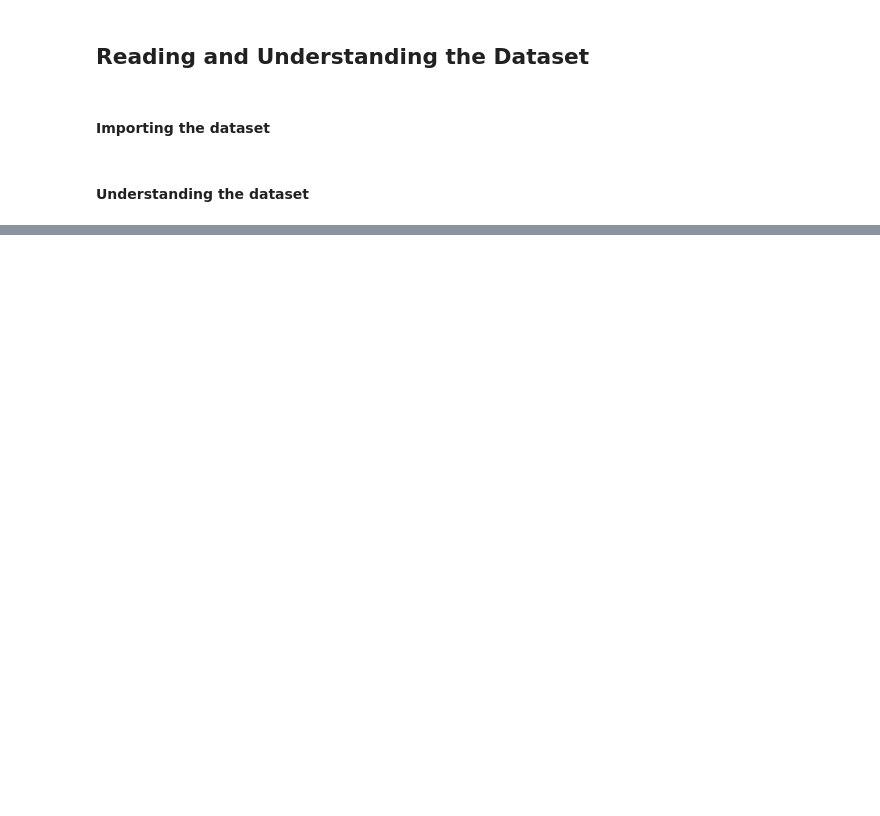
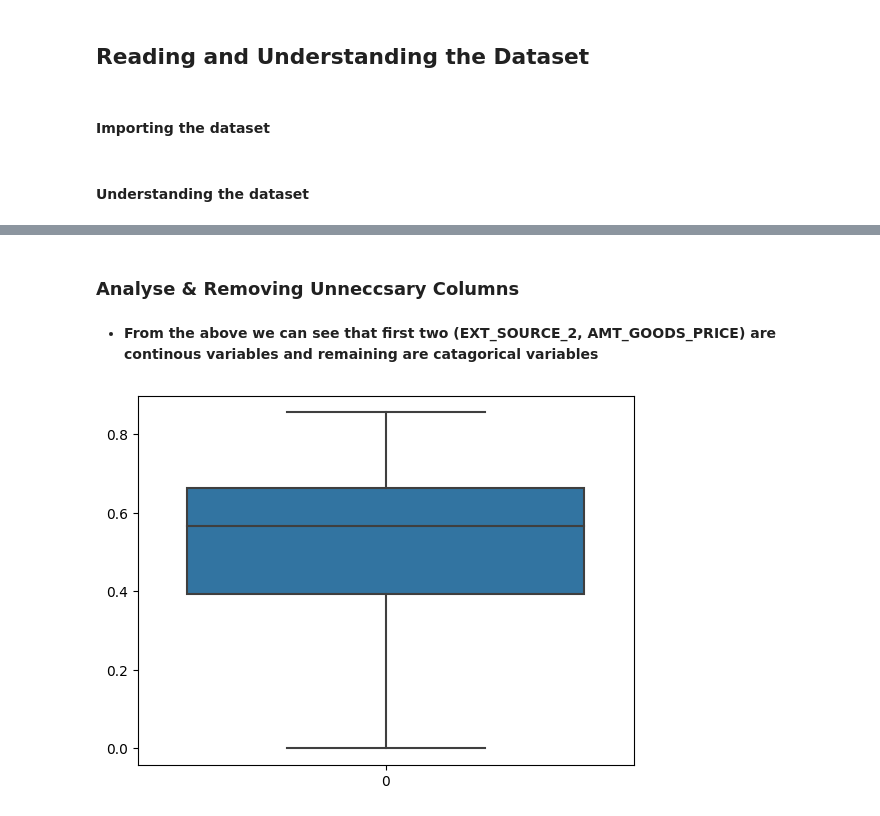
Before and after one commit to chandankumar3it/bank-loan-eda-analysis, a Jupyter notebook: Bank_Loan_Case_Study_EDA.ipynb, the cells around one changed output, grey strips where cells are left out. Saved outputs shown, nothing was run; the diff lists cells and outputs as text; code cells hidden in the pictures; blank space fills up the shorter version.

```diff
--- a/Bank_Loan_Case_Study_EDA.ipynb
+++ b/Bank_Loan_Case_Study_EDA.ipynb
@@ -85,0 +59,11 @@ appData_df.describe()
+# %%
+#checking how many null values are present in each of the columns
+
+#creating a function to find null values for the dataframe
+def missing_values(appData_df):
+    return 100*appData_df.isnull().mean().sort_values(ascending = False)
+# %%
+# Missing values columns
+
+null_col = missing_values(appData_df)
+null_col
@@ -85,0 +74,5 @@ appData_df.describe()
+# %%
+#creating a variable missing_value_col for storing null columns having missing values more than 40%
+
+missing_value_col_40 = null_col[null_col>40]
+missing_value_col_40
@@ -85,0 +96,4 @@ appData_df.describe()
+# %%
+# Drop all the columns having missing values more than 40%
+
+appData_df.drop(columns = missing_value_col_40.index, inplace = True)
@@ -85,0 +127,2 @@ appData_df.describe()
+# %% [markdown]
+### Analyse & Removing Unneccsary Columns
@@ -85,0 +133,9 @@ appData_df.describe()
+# %% [markdown]
+* **From the above we can see that first two (EXT_SOURCE_2, AMT_GOODS_PRICE) are continous variables and remaining are catagorical variables**
+# %%
+# Continous varibale - EXT_SOURCE_2
+
+sns.boxplot(appData_df['EXT_SOURCE_2'])
+plt.show()
+# %% [output]
+[figure, added]
```
Also changed, not shown: parts of 32 cells of this notebook.
